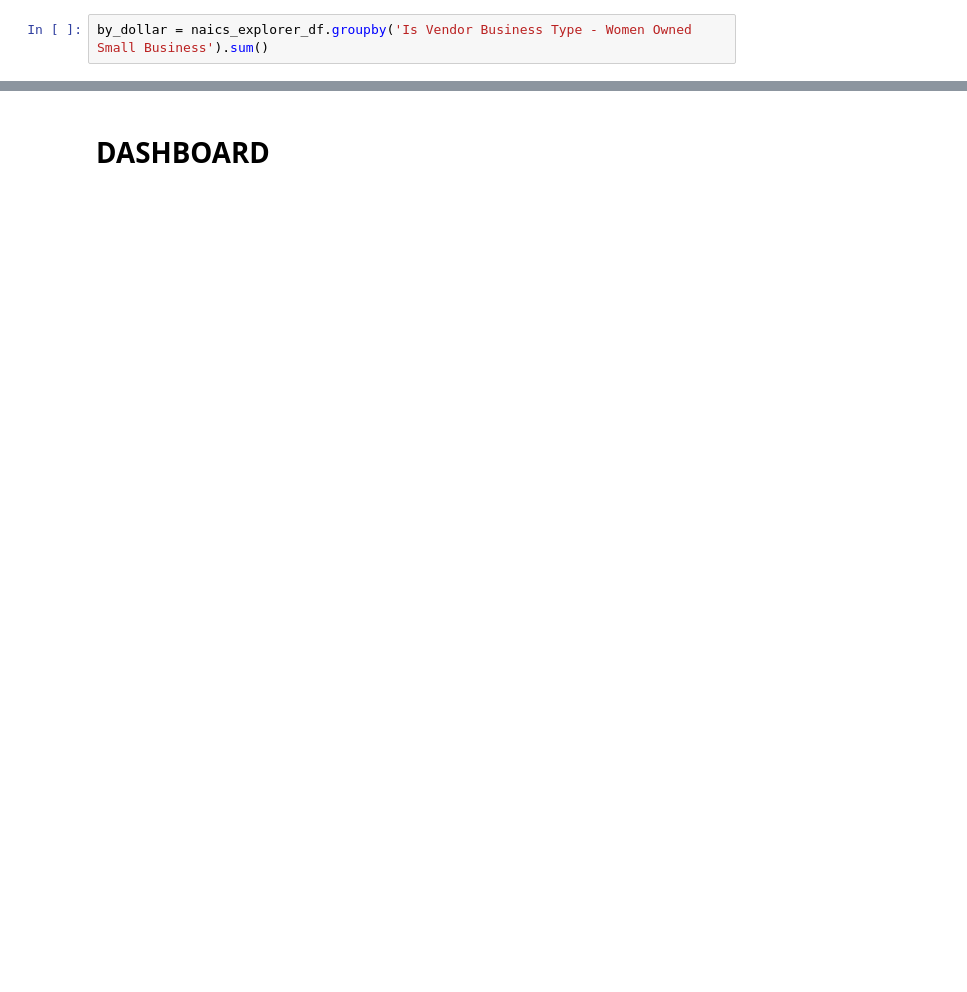
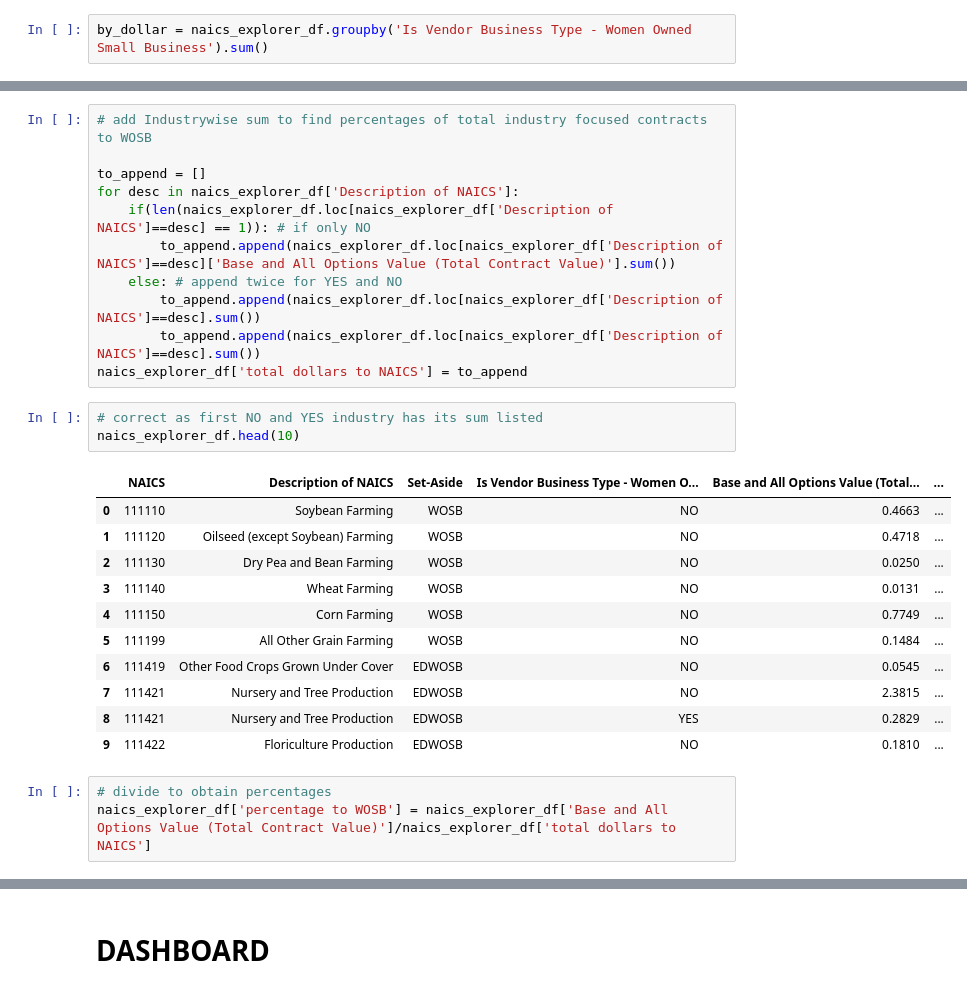
Before and after one commit to reetyf/sba, a Jupyter notebook: sba_assignment_haileyweinschenk.ipynb, the cells around one changed output, grey strips where cells are left out. Drawn from its saved outputs; the diff is of its cells as text; blank space fills up the shorter version.

```diff
--- a/sba_assignment_haileyweinschenk.ipynb
+++ b/sba_assignment_haileyweinschenk.ipynb
@@ -360,0 +368,29 @@ fig4.show()
+# %%
+# add Industrywise sum to find percentages of total industry focused contracts to WOSB
+
+to_append = []
+for desc in naics_explorer_df['Description of NAICS']:
+    if(len(naics_explorer_df.loc[naics_explorer_df['Description of NAICS']==desc] == 1)): # if only NO
+        to_append.append(naics_explorer_df.loc[naics_explorer_df['Description of NAICS']==desc]['Base and All Options Value (Total Contract Value)'].sum())
+    else: # append twice for YES and NO
+        to_append.append(naics_explorer_df.loc[naics_explorer_df['Description of NAICS']==desc].sum())
+        to_append.append(naics_explorer_df.loc[naics_explorer_df['Description of NAICS']==desc].sum())
+naics_explorer_df['total dollars to NAICS'] = to_append
+# %%
+# correct as first NO and YES industry has its sum listed
+naics_explorer_df.head(10)
+# %% [output]
+|  | NAICS | Description of NAICS | Set-Aside | Is Vendor Business Type - Women O... | Base and All Options Value (Total... | ... |
+| 0 | 111110 | Soybean Farming | WOSB | NO | 0.4663 | ... |
+| 1 | 111120 | Oilseed (except Soybean) Farming | WOSB | NO | 0.4718 | ... |
+| 2 | 111130 | Dry Pea and Bean Farming | WOSB | NO | 0.0250 | ... |
+| 3 | 111140 | Wheat Farming | WOSB | NO | 0.0131 | ... |
+| 4 | 111150 | Corn Farming | WOSB | NO | 0.7749 | ... |
+| 5 | 111199 | All Other Grain Farming | WOSB | NO | 0.1484 | ... |
+| 6 | 111419 | Other Food Crops Grown Under Cover | EDWOSB | NO | 0.0545 | ... |
+| 7 | 111421 | Nursery and Tree Production | EDWOSB | NO | 2.3815 | ... |
+| 8 | 111421 | Nursery and Tree Production | EDWOSB | YES | 0.2829 | ... |
+| 9 | 111422 | Floriculture Production | EDWOSB | NO | 0.1810 | ... |
+# %%
+# divide to obtain percentages
+naics_explorer_df['percentage to WOSB'] = naics_explorer_df['Base and All Options Value (Total Contract Value)']/naics_explorer_df['total dollars to NAICS']
```
Also changed, not shown: parts of 12 cells of this notebook, 3 other files.
